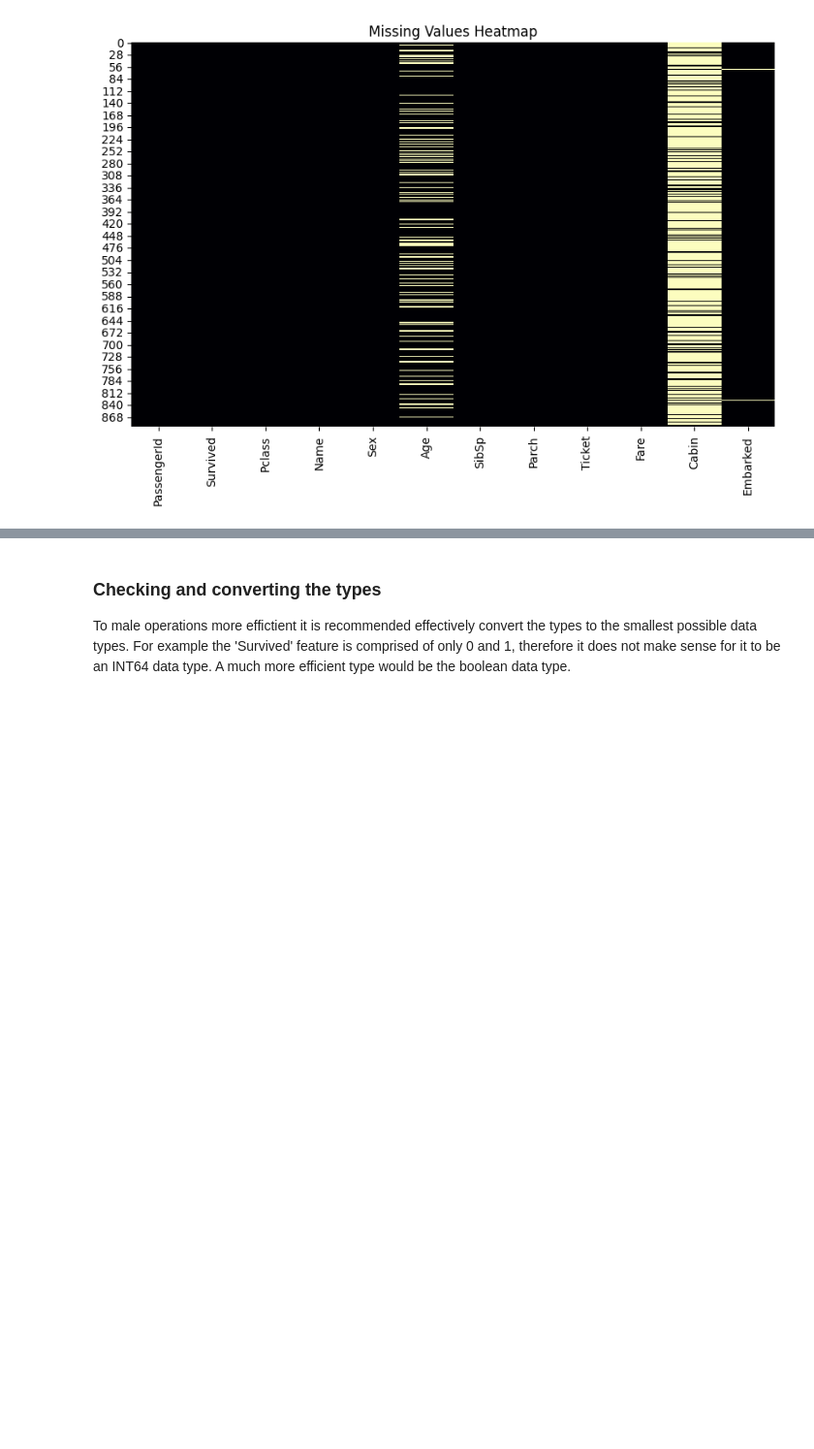
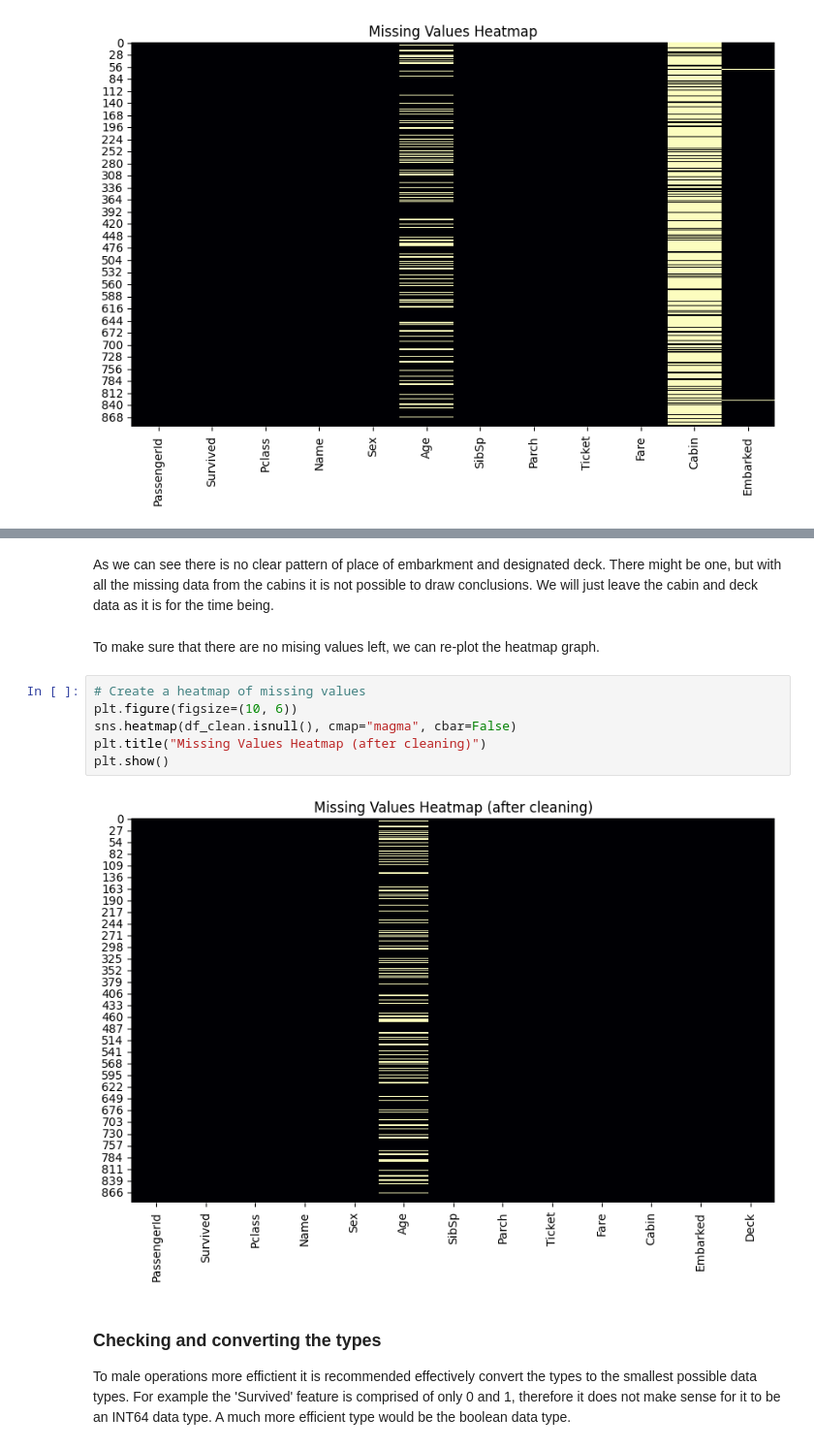
Before and after one commit to n3ur0mancer/kaggle_titanic_competition, a Jupyter notebook: titanic_comp_full.ipynb, the cells around one changed output, grey strips where cells are left out. Shown at 97% size. Saved outputs shown, nothing was run; the diff lists cells and outputs as text; blank space fills up the shorter version.

```diff
--- a/titanic_comp_full.ipynb
+++ b/titanic_comp_full.ipynb
@@ -133,3 +178,15 @@ It is also important to keep in mind what we actually want to find out and if th
+# %% [markdown]
+As we can see there is no clear pattern of place of embarkment and designated deck. There might be one, but with all the missing data from the cabins it is not possible to draw conclusions. We will just leave the cabin and deck data as it is for the time being.
+# %% [markdown]
+To make sure that there are no mising values left, we can re-plot the heatmap graph.
+# %%
+# Create a heatmap of missing values
+plt.figure(figsize=(10, 6))
+sns.heatmap(df_clean.isnull(), cmap="magma", cbar=False)
+plt.title("Missing Values Heatmap (after cleaning)")
+plt.show()
+# %% [output]
+[figure, added]
 # %% [markdown]
 ### Checking and converting the types
 
```
Also changed, not shown: parts of 5 cells of this notebook.
